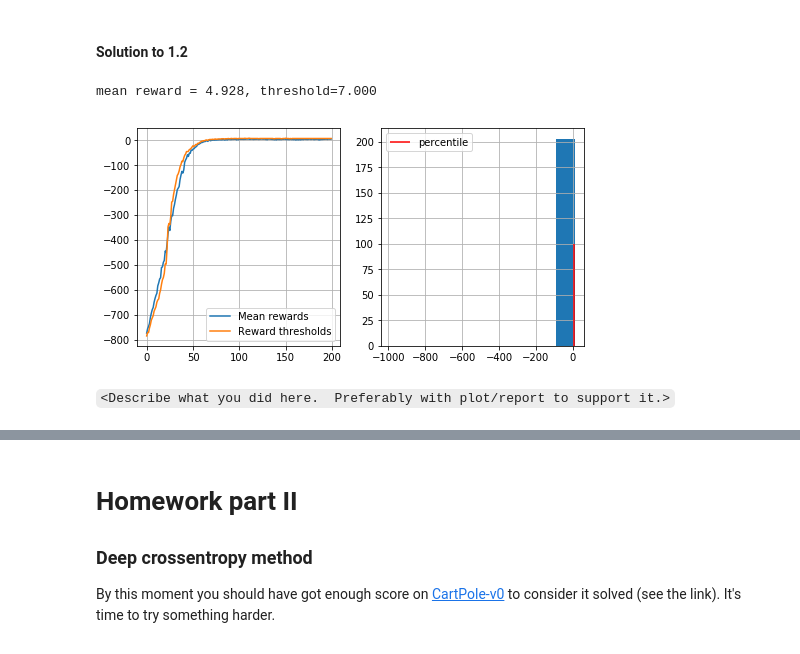
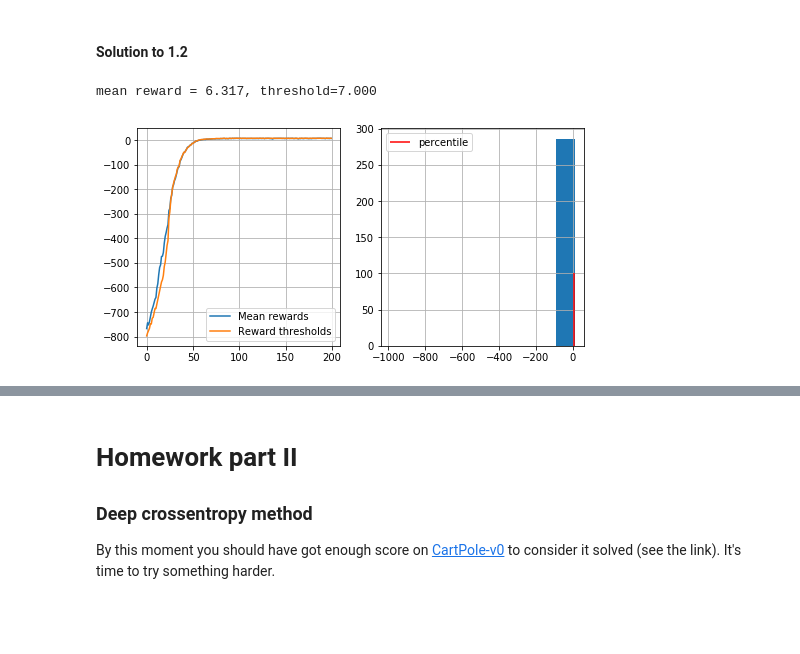
Before and after one commit to waytobehigh/Practical_RL, a Jupyter notebook: week01_intro/crossentropy_method.ipynb, the cells around one changed output, grey strips where cells are left out. Drawn from its saved outputs; the diff is of its cells as text; code cells hidden in the pictures; blank space fills up the shorter version.

````diff
--- a/week01_intro/crossentropy_method.ipynb
+++ b/week01_intro/crossentropy_method.ipynb
@@ -270,7 +272,9 @@ for i in range(100):
 
     %time sessions = [generate_session(policy) for _ in range(n_sessions)]
 
-    elite_states, elite_actions = select_elites(*zip(*sessions))
+    states_batch, actions_batch, rewards_batch = zip(*sessions)
+
+    elite_states, elite_actions = select_elites(states_batch, actions_batch, rewards_batch)
 
     new_policy = update_policy(elite_states, elite_actions)
 
@@ -361,4 +365,7 @@ for i in range(100):
 
     if np.mean(rewards_batch) > 190:
         print("You Win! You may stop training now via KeyboardInterrupt.")
+
+    if np.mean(rewards_batch) > 700:
+        break
 # %% [output]
@@ -495,7 +502,7 @@ def generate_session(policy, t_max=10**4):
 
     for t in range(t_max):
 
-        a = np.random.choice(np.arange(6), p=policy[s])
+        a = np.random.choice(np.arange(n_actions), p=policy[s])
 
         new_s, r, done, info = env.step(a)
 
@@ -534,8 +541,8 @@ def select_elites(states_batch, actions_batch, rewards_batch, percentile=50):
         if states_batch[i][0] not in init_states:
             init_states.update({states_batch[i][0]: (i, reward)})
         else:
-            if reward > init_states[states_batch[i][0]][1]:
-                init_states.update({states_batch[i][0]: (i, reward)})
+            if reward >= init_states[states_batch[i][0]][1]:
+                init_states[states_batch[i][0]] = (i, reward)
 
     init_elite_states = {states[0] for states in elite_states}
     elite_states += [states_batch[attrs[0]] for state, attrs in init_states.items() if state not in init_elite_states]
@@ -607,26 +614,26 @@ def show_progress(rewards_batch, log, reward_range=[-990, +10]):
     plt.show()
 # %%
 policy = np.ones([n_states, n_actions])/n_actions
-n_sessions = 250  # sample this many sessions
-percentile = 50  # take this percent of session with highest rewards
+n_sessions = 350  # sample this many sessions
+percentile = 40  # take this percent of session with highest rewards
 learning_rate = 0.5  # add this thing to all counts for stability
 
 log = []
 
 for i in range(200):
 
     %time sessions = [generate_session(policy) for _ in range(n_sessions)]
 
     states_batch, actions_batch, rewards_batch = zip(*sessions)
 
-    elite_states, elite_actions = select_elites(*zip(*sessions))
+    elite_states, elite_actions = select_elites(states_batch, actions_batch, rewards_batch, percentile=percentile)
 
     new_policy = update_policy(elite_states, elite_actions)
 
     policy = learning_rate*new_policy + (1-learning_rate)*policy
 
     # display results on chart
     show_progress(rewards_batch, log)
 # %% [output]
-mean reward = 4.928, threshold=7.000
+mean reward = 6.317, threshold=7.000
-[figure, old version]
+[figure, new version]
@@ -643,2 +639,0 @@ env.render()
-# %% [markdown]
-```<Describe what you did here.  Preferably with plot/report to support it.>```
````
Also changed, not shown: parts of 23 cells of this notebook, 1 other file.
